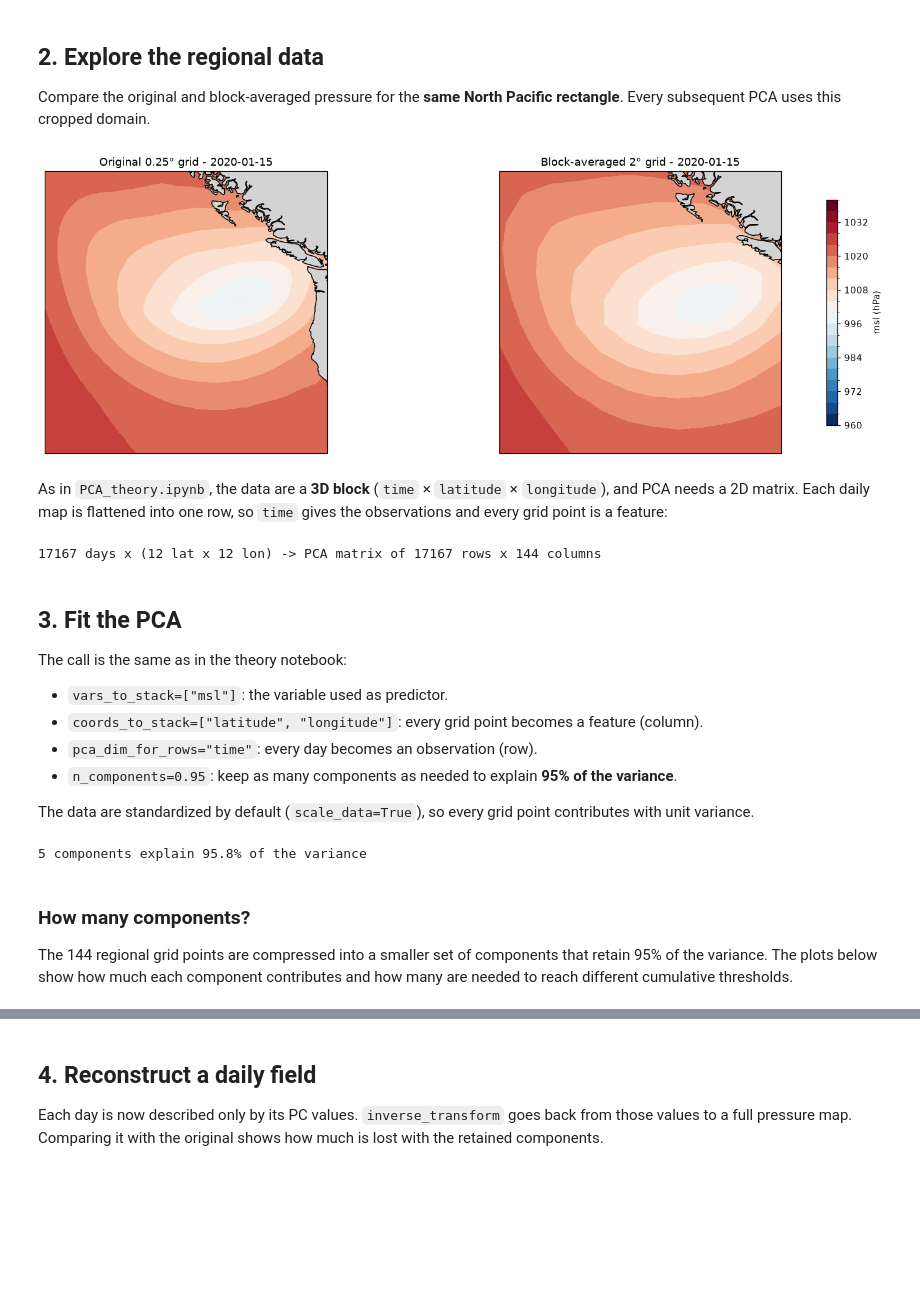
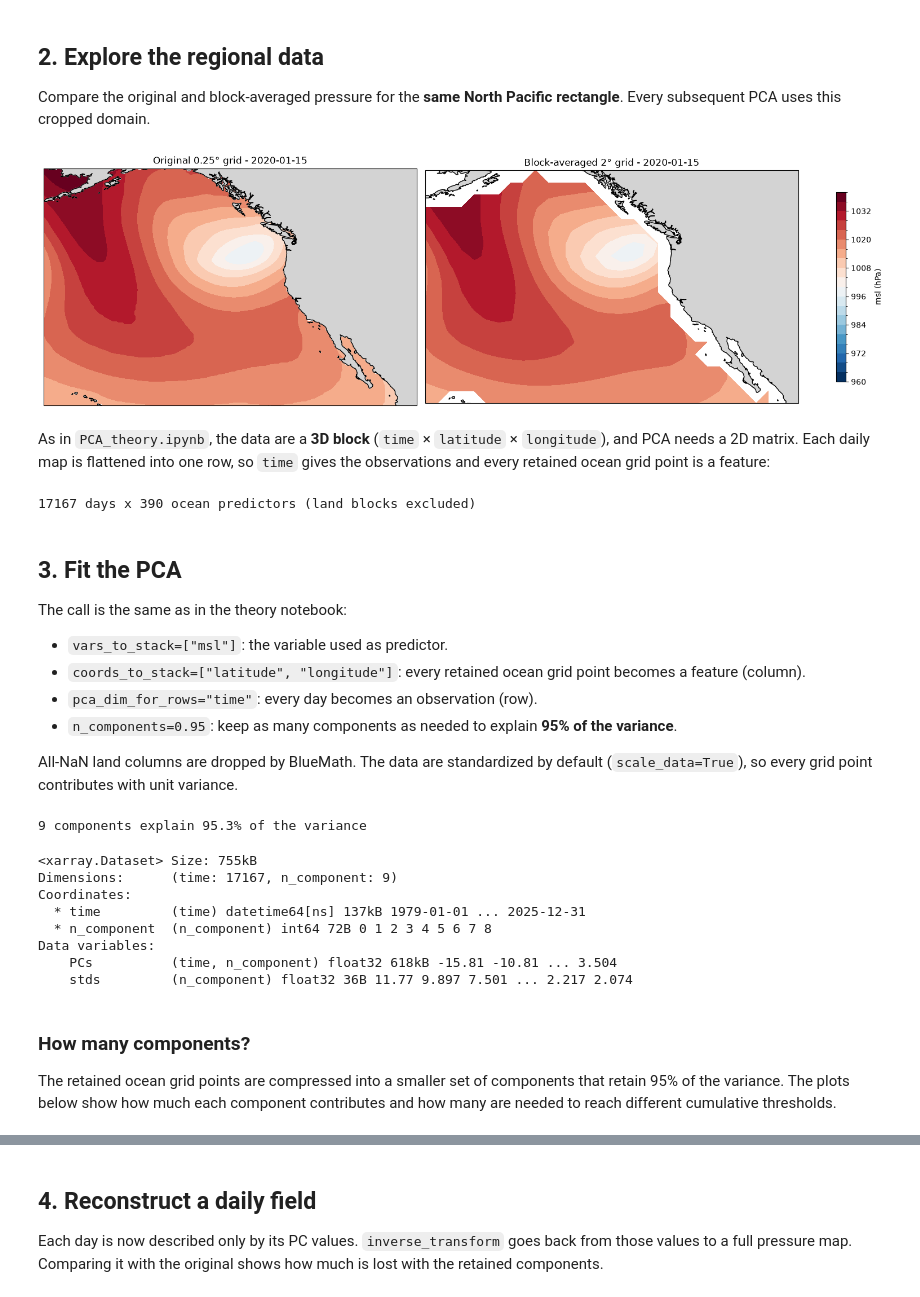
Before and after one commit to GeoOcean/BlueMath_Course_Corvallis, a Jupyter notebook: toolkit/datamining/PCA_mslp.ipynb, the cells around one changed output, grey strips where cells are left out. Drawn from its saved outputs; the diff is of its cells as text; code cells hidden in the pictures; blank space fills up the shorter version.

```diff
--- a/toolkit/datamining/PCA_mslp.ipynb
+++ b/toolkit/datamining/PCA_mslp.ipynb
@@ -39,9 +39,9 @@ data_path = str(repo_root / "toolkit" / "data" / "outputs")
 msl_file = os.path.join(
     data_path, "era5_pacific_1940-01-01_to_2026-12-31_lat-60to60_lon100to290_msl.nc"
 )
-south, north = 31.823246, 56.885930
-west, east = -147.954232, -122.997241
-region_id = "north_pacific_31.823246N-56.885930N_147.954232W-122.997241W"
+south, north = 20, 60
+west, east = -165, -105
+region_id = "north_pacific_20N-60N_165W-105W"
 map_center = ((west + east) / 2, (south + north) / 2)
 
 raw = xr.open_dataset(msl_file).rename(valid_time="time")
@@ -98,6 +114,35 @@ with xr.open_dataset(reduced_file) as reduced:
 msl.attrs.update(long_name="North Pacific mean sea level pressure", units="hPa")
 assert bool(((msl.latitude >= south) & (msl.latitude <= north)).all())
 assert bool(((msl.longitude >= west % 360) & (msl.longitude <= east % 360)).all())
-print(f"PCA input: {msl.sizes['latitude']} × {msl.sizes['longitude']} regional cells")
+print(f"Regional grid: {msl.sizes['latitude']} × {msl.sizes['longitude']} regional cells")
 msl
+# Conservative ocean mask: retain a block only if every source point is ocean.
+# Natural Earth uses -180..180 longitudes; ERA5 uses 0..360.
+from shapely.geometry import Point
+from shapely.ops import unary_union
+from shapely.prepared import prep
+
+land = prep(unary_union(list(cfeature.LAND.with_scale("50m").geometries())))
+source_lon, source_lat = np.meshgrid(
+    (raw.longitude.values + 180) % 360 - 180, raw.latitude.values
+)
+source_ocean_mask = xr.DataArray(
+    np.array([
+        not land.intersects(Point(lon, lat))
+        for lon, lat in zip(source_lon.ravel(), source_lat.ravel())
+    ]).reshape(source_lon.shape),
+    coords={"latitude": raw.latitude, "longitude": raw.longitude},
+    dims=("latitude", "longitude"),
+    name="ocean_mask",
+)
+ocean_mask = source_ocean_mask.coarsen(
+    latitude=coarsen_factor, longitude=coarsen_factor, boundary="trim"
+).min().astype(bool)
+xr.align(msl, ocean_mask, join="exact")
+ocean_mask.attrs["description"] = "All source points are ocean using Natural Earth 50m land"
+if not bool(ocean_mask.any()):
+    raise ValueError("No ocean-only blocks remain in the selected region.")
+msl = msl.where(ocean_mask)
+print(f"Ocean predictors: {int(ocean_mask.sum())} / {ocean_mask.size} blocks")
+msl
 # %% [output]
@@ -109,39 +172,39 @@ Compare the original and block-averaged pressure for the **same North Pacific re
 # %%
 date = "2020-01-15"
 proj = ccrs.PlateCarree(central_longitude=map_center[0])
 levels = np.arange(960, 1041, 4)
 
 fig, axes = plt.subplots(1, 2, figsize=(15, 4.5), subplot_kw={"projection": proj}, layout="constrained")
 for ax, field, title in zip(
     axes,
-    [raw.msl.sel(time=date) / 100, msl.sel(time=date)],
+    [(raw.msl.sel(time=date) / 100).where(source_ocean_mask), msl.sel(time=date)],
     ["Original 0.25° grid", f"Block-averaged {resolution:g}° grid"],
 ):
     cf = field.plot.contourf(ax=ax, transform=ccrs.PlateCarree(), levels=levels, cmap="RdBu_r", add_colorbar=False)
     ax.add_feature(cfeature.LAND, color="lightgrey", zorder=2)
     ax.coastlines(zorder=3)
     ax.set_title(f"{title} - {date}")
 fig.colorbar(cf, ax=axes, shrink=0.8, label="msl (hPa)");
 # %% [output]
-[figure, old version]
+[figure, new version]
 # %% [markdown]
-As in `PCA_theory.ipynb`, the data are a **3D block** (`time` × `latitude` × `longitude`), and PCA needs a 2D matrix. Each daily map is flattened into one row, so `time` gives the observations and every grid point is a feature:
+As in `PCA_theory.ipynb`, the data are a **3D block** (`time` × `latitude` × `longitude`), and PCA needs a 2D matrix. Each daily map is flattened into one row, so `time` gives the observations and every retained ocean grid point is a feature:
 # %%
 n_times, n_lat, n_lon = msl.shape
-print(f"{n_times} days x ({n_lat} lat x {n_lon} lon) -> PCA matrix of {n_times} rows x {n_lat * n_lon} columns")
+print(f"{n_times} days x {int(ocean_mask.sum())} ocean predictors (land blocks excluded)")
 # %% [output]
-17167 days x (12 lat x 12 lon) -> PCA matrix of 17167 rows x 144 columns
+17167 days x 390 ocean predictors (land blocks excluded)
 # %% [markdown]
 ## 3. Fit the PCA
 
 The call is the same as in the theory notebook:
 
 - `vars_to_stack=["msl"]`: the variable used as predictor.
-- `coords_to_stack=["latitude", "longitude"]`: every grid point becomes a feature (column).
+- `coords_to_stack=["latitude", "longitude"]`: every retained ocean grid point becomes a feature (column).
 - `pca_dim_for_rows="time"`: every day becomes an observation (row).
 - `n_components=0.95`: keep as many components as needed to explain **95% of the variance**.
 
-The data are standardized by default (`scale_data=True`), so every grid point contributes with unit variance.
+All-NaN land columns are dropped by BlueMath. The data are standardized by default (`scale_data=True`), so every grid point contributes with unit variance.
 # %%
 era5 = msl.to_dataset()
 
@@ -156,11 +219,19 @@ pcs = pca.fit_transform(
 print(f"{pca.pca.n_components_} components explain {pca.cumulative_explained_variance_ratio[-1]:.1%} of the variance")
 pcs
 # %% [output]
-5 components explain 95.8% of the variance
+9 components explain 95.3% of the variance
+<xarray.Dataset> Size: 755kB
+Dimensions:      (time: 17167, n_component: 9)
+Coordinates:
+  * time         (time) datetime64[ns] 137kB 1979-01-01 ... 2025-12-31
+  * n_component  (n_component) int64 72B 0 1 2 3 4 5 6 7 8
+Data variables:
+    PCs          (time, n_component) float32 618kB -15.81 -10.81 ... 3.504
+    stds         (n_component) float32 36B 11.77 9.897 7.501 ... 2.217 2.074
 # %% [markdown]
 ### How many components?
 
-The 144 regional grid points are compressed into a smaller set of components that retain 95% of the variance. The plots below show how much each component contributes and how many are needed to reach different cumulative thresholds.
+The retained ocean grid points are compressed into a smaller set of components that retain 95% of the variance. The plots below show how much each component contributes and how many are needed to reach different cumulative thresholds.
 # %%
 n = np.arange(1, pca.pca.n_components_ + 1)
 
```
Also changed, not shown: parts of 17 cells of this notebook, 3 other files.
